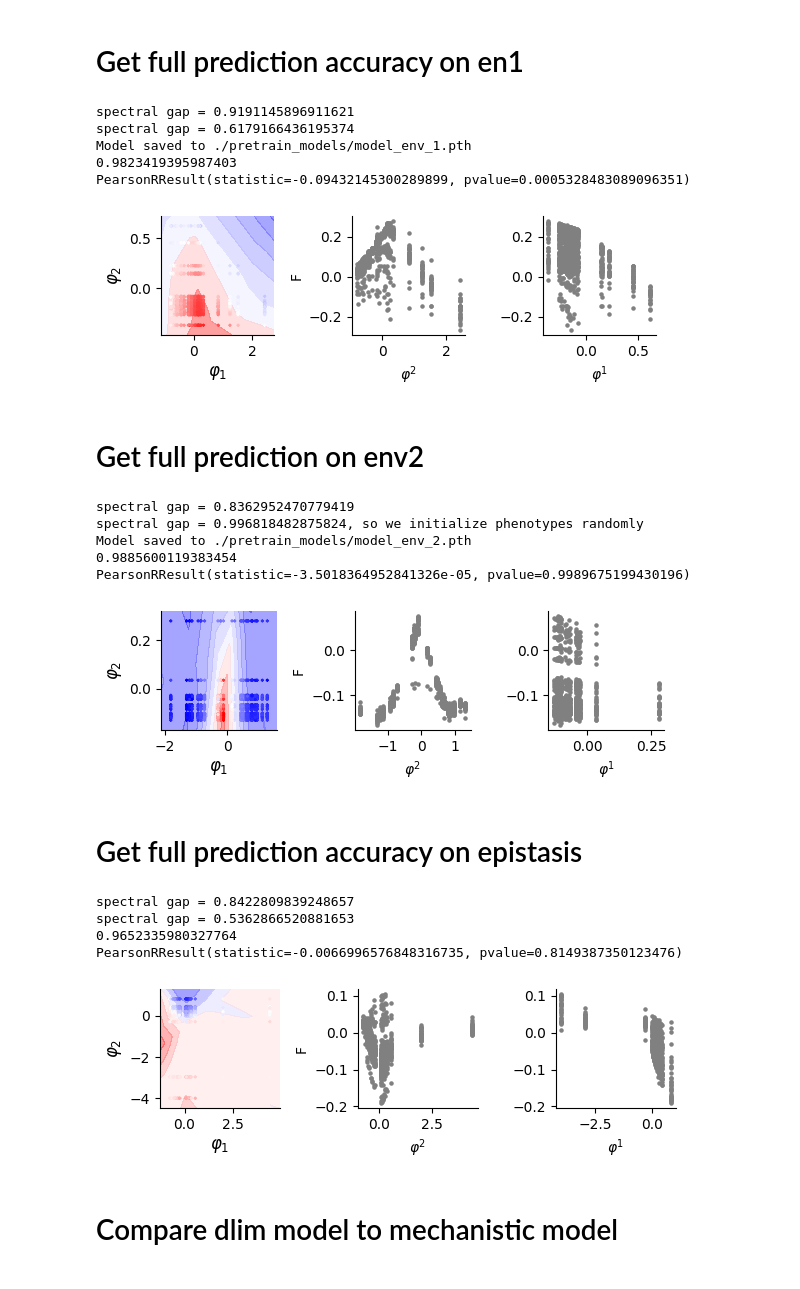
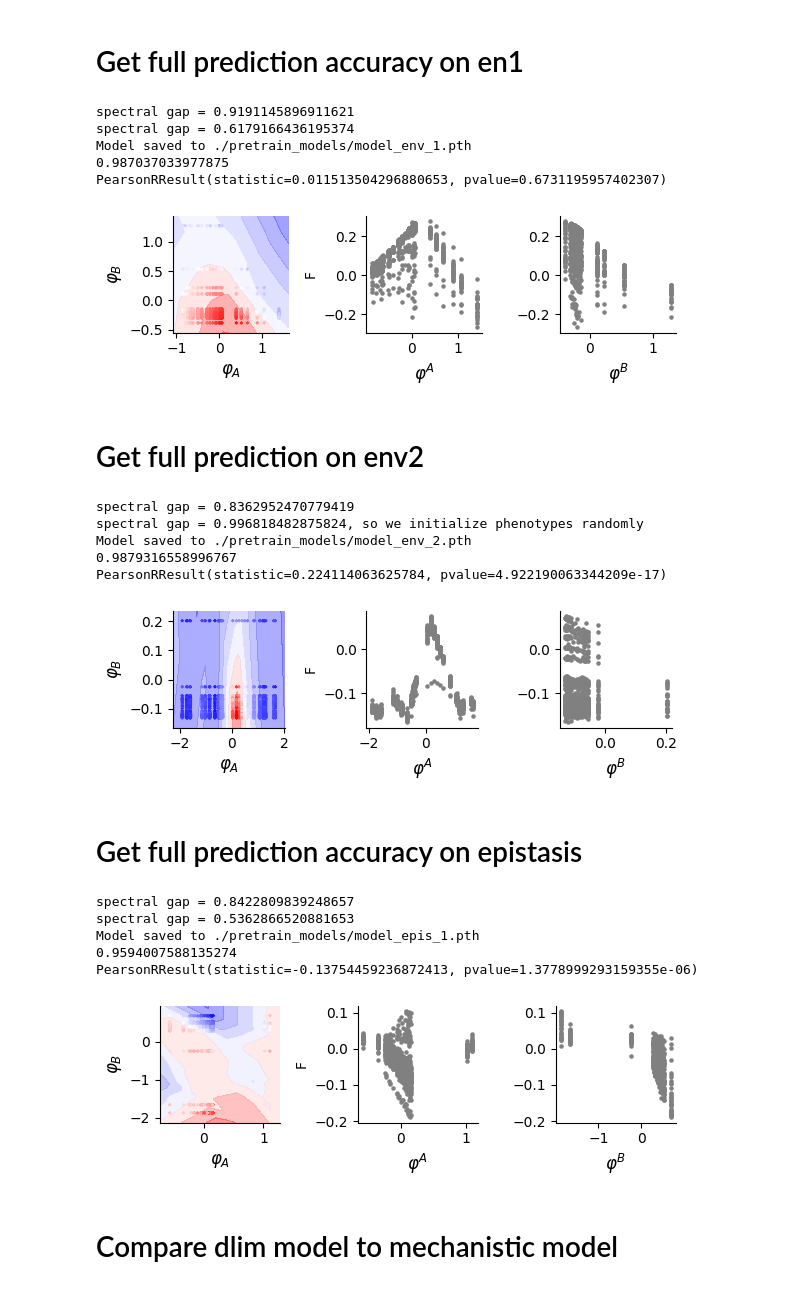
Before and after one commit to LBiophyEvo/D-LIM-model, a Jupyter notebook: reproducibility/figure3&5.ipynb, the cells around one changed output. Cells and saved outputs as stored; diff of their text form; code cells hidden in the pictures.

```diff
--- a/reproducibility/figure3&5.ipynb
+++ b/reproducibility/figure3&5.ipynb
@@ -67,49 +123,48 @@ save_path = "./pretrain_models/model_env_1.pth"
 
 data = Data_model(data=df_data, n_variables=2)
 
 model = DLIM(n_variables = data.nb_val, hid_dim = 32, nb_layer = 0, gap_thres=[0.01, 0.95])
 dlim_regressor = DLIM_API(model=model, flag_spectral=True)
 losses = dlim_regressor.fit(data, lr = 1e-3, nb_epoch=400, batch_size=32, emb_regularization=1e-2, save_path=save_path)
 
 fit_a, var_a, lat_a = dlim_regressor.predict(data.data[:,:-1], detach=True)
 
 score = r2_score(fit_a.flatten(), data.data[:, [-1]].flatten())
 print(score)
 
 fig, (bx, cx, dx) = plt.subplots(1, 3, figsize=(6, 2))
 dlim_regressor.plot(bx, data)
 
 for xx in [bx, cx, dx]:
     for el in ["top", "right"]:
         xx.spines[el].set_visible(False)
 
 # Plot the a00verage curve
 print(pearsonr(lat_a[:, 0], data[:, -1]))
 cx.scatter(lat_a[:, 0], data[:, -1], s=5, c="grey")
 dx.scatter(lat_a[:, 1], data[:, -1], s=5, c="grey")
 cx.set_ylabel("F")
-dx.set_xlabel("$\\varphi^1$")
-cx.set_xlabel("$\\varphi^2$")
+cx.set_xlabel("$\\varphi^A$", fontsize = 12)
+dx.set_xlabel("$\\varphi^B$", fontsize = 12)
 plt.tight_layout()
-plt.savefig("./img/spec_harry_env_1.png", dpi=300, transparent=False)
+plt.savefig("./img/spec_harry_env_1.png", dpi=300, transparent=True)
 plt.show()
 # %% [output]
 spectral gap = 0.9191145896911621
 spectral gap = 0.6179166436195374
 Model saved to ./pretrain_models/model_env_1.pth
-0.9823419395987403
-PearsonRResult(statistic=-0.09432145300289899, pvalue=0.0005328483089096351)
+0.987037033977875
+PearsonRResult(statistic=0.011513504296880653, pvalue=0.6731195957402307)
-[figure, old version]
+[figure, new version]
 # %% [markdown]
 # Get full prediction on env2
 # %%
 df_data = pd.read_csv("../data/data_env_2.csv", sep = ',', header = None)
 save_path = "./pretrain_models/model_env_2.pth"
 
-
 data = Data_model(data=df_data, n_variables=2)
 
-model = DLIM(n_variables = data.nb_val, hid_dim = 32, nb_layer = 0)
+model = DLIM(n_variables = data.nb_val, hid_dim = 32, nb_layer = 0, gap_thres=[0.01, 0.95])
 dlim_regressor = DLIM_API(model=model, flag_spectral=True)
 losses = dlim_regressor.fit(data, lr = 1e-3, nb_epoch=400, batch_size=32, emb_regularization=1e-2, save_path=save_path)
 
@@ -130,18 +185,18 @@ print(pearsonr(lat_a[:, 0], data[:, -1]))
 cx.scatter(lat_a[:, 0], data[:, -1], s=5, c="grey")
 dx.scatter(lat_a[:, 1], data[:, -1], s=5, c="grey")
 cx.set_ylabel("F")
-dx.set_xlabel("$\\varphi^1$")
-cx.set_xlabel("$\\varphi^2$")
+cx.set_xlabel("$\\varphi^A$", fontsize = 12)
+dx.set_xlabel("$\\varphi^B$", fontsize = 12)
 plt.tight_layout()
-# plt.savefig("./img/spec_harry_epis_1.png", dpi=300, transparent=True)
+plt.savefig("./img/spec_harry_env_2.png", dpi=300, transparent=True)
 plt.show()
 # %% [output]
 spectral gap = 0.8362952470779419
 spectral gap = 0.996818482875824, so we initialize phenotypes randomly
 Model saved to ./pretrain_models/model_env_2.pth
-0.9885600119383454
-PearsonRResult(statistic=-3.5018364952841326e-05, pvalue=0.9989675199430196)
+0.9879316558996767
+PearsonRResult(statistic=0.224114063625784, pvalue=4.922190063344209e-17)
-[figure, old version]
+[figure, new version]
 # %% [markdown]
 # Get full prediction accuracy on epistasis
 # %%
@@ -150,9 +205,11 @@ data = Data_model(data=df_data, n_variables=2)
 save_path = "./pretrain_models/model_epis_1.pth"
 
 
-model = DLIM(n_variables = data.nb_val, hid_dim = 32, nb_layer = 1)
+data = Data_model(data=df_data, n_variables=2)
+
+model = DLIM(n_variables = data.nb_val, hid_dim = 32, nb_layer = 0, gap_thres=[0.01, 0.95])
 dlim_regressor = DLIM_API(model=model, flag_spectral=True)
-losses = dlim_regressor.fit(data, lr = 1e-3, nb_epoch=400, batch_size=32, emb_regularization=0, save_path=save_path)
+losses = dlim_regressor.fit(data, lr = 1e-3, nb_epoch=400, batch_size=32, emb_regularization=1e-2, save_path=save_path)
 
 fit_a, var_a, lat_a = dlim_regressor.predict(data.data[:,:-1], detach=True)
 
@@ -171,17 +228,18 @@ print(pearsonr(lat_a[:, 0], data[:, -1]))
 cx.scatter(lat_a[:, 0], data[:, -1], s=5, c="grey")
 dx.scatter(lat_a[:, 1], data[:, -1], s=5, c="grey")
 cx.set_ylabel("F")
-dx.set_xlabel("$\\varphi^1$")
-cx.set_xlabel("$\\varphi^2$")
+cx.set_xlabel("$\\varphi^A$", fontsize = 12)
+dx.set_xlabel("$\\varphi^B$", fontsize = 12)
 plt.tight_layout()
-# plt.savefig("./img/spec_harry_epis_1.png", dpi=300, transparent=True)
+plt.savefig("./img/spec_harry_epis_1.png", dpi=300, transparent=True)
 plt.show()
 # %% [output]
 spectral gap = 0.8422809839248657
 spectral gap = 0.5362866520881653
-0.9652335980327764
-PearsonRResult(statistic=-0.0066996576848316735, pvalue=0.8149387350123476)
+Model saved to ./pretrain_models/model_epis_1.pth
+0.9594007588135274
+PearsonRResult(statistic=-0.13754459236872413, pvalue=1.3778999293159355e-06)
-[figure, old version]
+[figure, new version]
 # %% [markdown]
 # Compare dlim model to mechanistic model
 # %%
```
Also changed, not shown: parts of 4 cells of this notebook, 18 other files.
